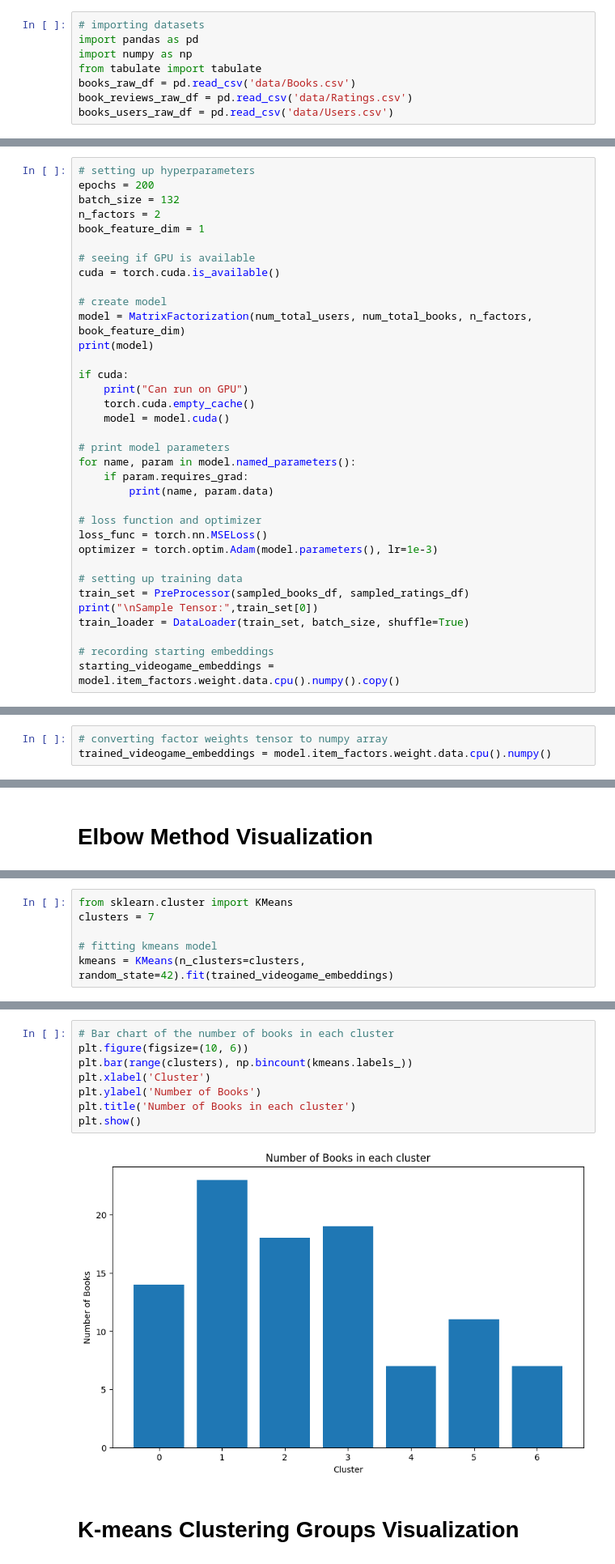
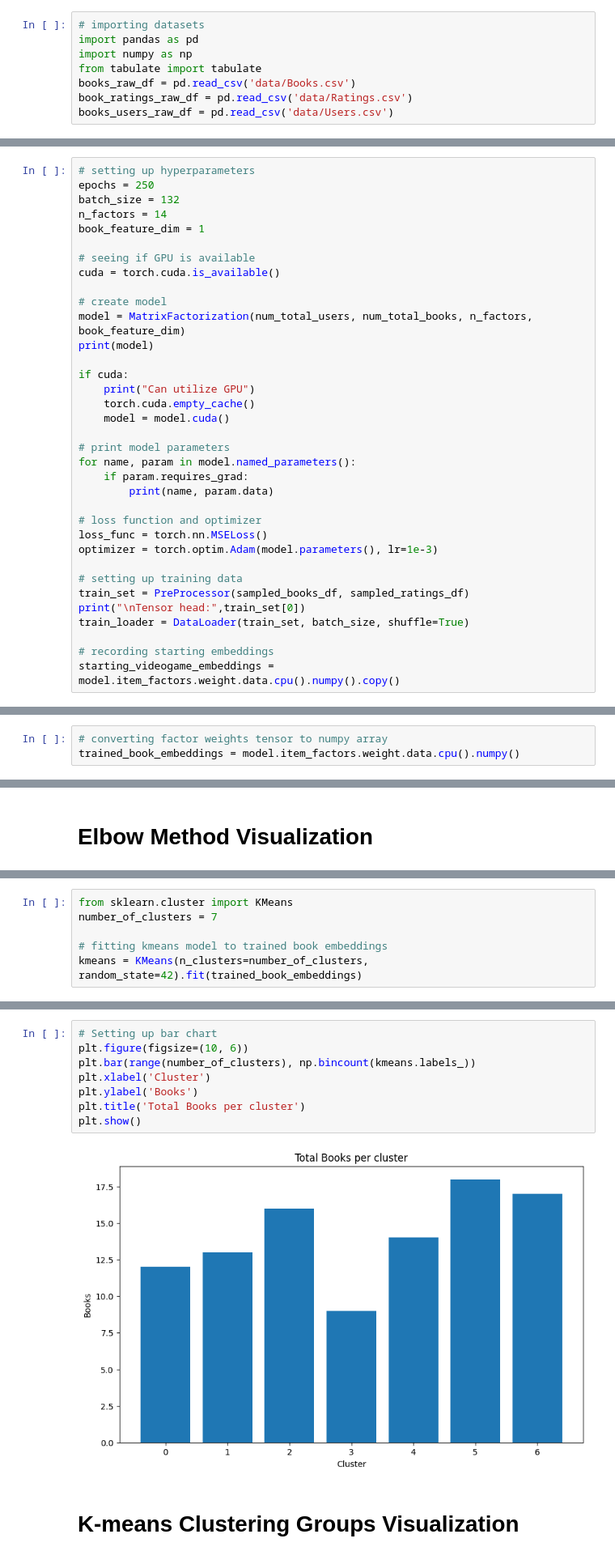
Before and after one commit to ElleyFolks/WGU-Capstone, a Jupyter notebook: task 2 code/WGU_Capstone.ipynb, the cells around one changed output, grey strips where cells are left out. Shown at 81% size. Cells and saved outputs as stored; diff of their text form.

```diff
--- a/task 2 code/WGU_Capstone.ipynb
+++ b/task 2 code/WGU_Capstone.ipynb
@@ -21,7 +21,7 @@ import pandas as pd
 import numpy as np
 from tabulate import tabulate
 books_raw_df = pd.read_csv('data/Books.csv')
-book_reviews_raw_df = pd.read_csv('data/Ratings.csv')
+book_ratings_raw_df = pd.read_csv('data/Ratings.csv')
 books_users_raw_df = pd.read_csv('data/Users.csv')
 # %%
 # printing the shape of the dataframes
@@ -207,9 +233,9 @@ class PreProcessor(Dataset):
         return (self.x[idx], self.y[idx])
 # %%
 # setting up hyperparameters
-epochs = 200
+epochs = 250
 batch_size = 132
-n_factors = 2
+n_factors = 14
 book_feature_dim = 1
 
 # seeing if GPU is available
@@ -220,7 +246,7 @@ model = MatrixFactorization(num_total_users, num_total_books, n_factors, book_fe
 print(model)
 
 if cuda:
-    print("Can run on GPU")
+    print("Can utilize GPU")
     torch.cuda.empty_cache()
     model = model.cuda()
 
@@ -235,7 +261,7 @@ optimizer = torch.optim.Adam(model.parameters(), lr=1e-3)
 
 # setting up training data
 train_set = PreProcessor(sampled_books_df, sampled_ratings_df)
-print("\nSample Tensor:",train_set[0])
+print("\nTensor head:",train_set[0])
 train_loader = DataLoader(train_set, batch_size, shuffle=True)
 
 # recording starting embeddings
@@ -296,6 +322,6 @@ Epoch 199 - loss: 7.435838490440732
 # %%
 # converting factor weights tensor to numpy array
-trained_videogame_embeddings = model.item_factors.weight.data.cpu().numpy()
+trained_book_embeddings = model.item_factors.weight.data.cpu().numpy()
 # %% [markdown]
 # Matrix Factorization Heatmap Visualization
 # %%
@@ -418,9 +448,9 @@ For n_clusters = 9, the average silhouette_score is : 0.3392322063446045
 # %%
 from sklearn.cluster import KMeans
-clusters = 7
+number_of_clusters = 7
 
-# fitting kmeans model
-kmeans = KMeans(n_clusters=clusters, random_state=42).fit(trained_videogame_embeddings)
+# fitting kmeans model to trained book embeddings
+kmeans = KMeans(n_clusters=number_of_clusters, random_state=42).fit(trained_book_embeddings)
 # %%
 # Initialize a list to hold cluster information
 cluster_info = []
@@ -458,13 +489,13 @@ print(tabulate(cluster_info, headers='keys', tablefmt='grid'))
 # %%
-# Bar chart of the number of books in each cluster
+# Setting up bar chart
 plt.figure(figsize=(10, 6))
-plt.bar(range(clusters), np.bincount(kmeans.labels_))
+plt.bar(range(number_of_clusters), np.bincount(kmeans.labels_))
 plt.xlabel('Cluster')
-plt.ylabel('Number of Books')
-plt.title('Number of Books in each cluster')
+plt.ylabel('Books')
+plt.title('Total Books per cluster')
 plt.show()
 # %% [output]
-[figure, old version]
+[figure, new version]
 # %% [markdown]
 # K-means Clustering Groups Visualization
 # %%
```
Also changed, not shown: parts of 15 cells of this notebook, 1 other file.
